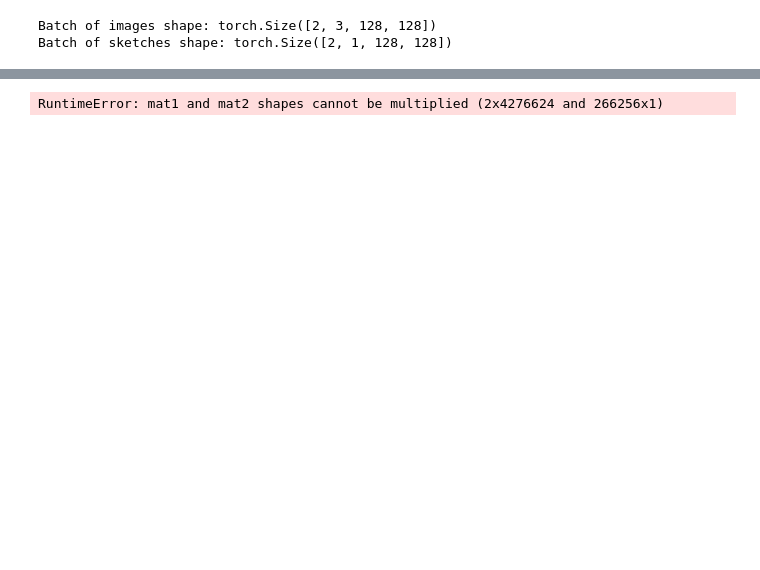
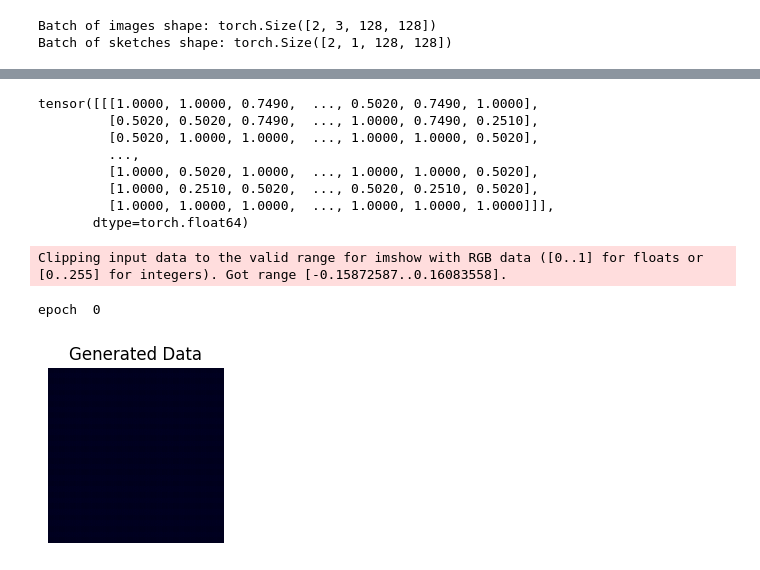
Before and after one commit to Kev703in/personalWork, a Jupyter notebook: Machine Learning/GAN/GAN_landscapes.ipynb, the cells around one changed output, grey strips where cells are left out. Saved outputs shown, nothing was run; the diff lists cells and outputs as text; code cells hidden in the pictures; blank space fills up the shorter version.

Commit message:
work needed on dataloader for sketches, might fix size errors if in proper batches

```diff
--- a/Machine Learning/GAN/GAN_landscapes.ipynb
+++ b/Machine Learning/GAN/GAN_landscapes.ipynb
@@ -251,9 +183,38 @@ def train_gan(generator, discriminator, dataloader, num_epochs=500, device='cuda
-# %%
-device = torch.device('cuda' if torch.cuda.is_available() else 'cpu')
-
-generator = Generator().to(device)
-discriminator = Discriminator().to(device)
-
-train_gan(generator, discriminator, dataloader, num_epochs=500, device=device)
-# %% [output]
-RuntimeError: mat1 and mat2 shapes cannot be multiplied (2x4276624 and 266256x1)
+# %%
+class Discriminator(nn.Module):
+    def __init__(self):
+        super().__init__()
+        self.conv1 = nn.Conv2d(3, 128, kernel_size=5, stride=1, padding=2)
+        self.conv2 = nn.Conv2d(128, 64, kernel_size=4, stride=1, padding=2)
+        self.conv2_drop = nn.Dropout2d()
+        self.fc1 = nn.Linear(64*32*32, 2048)
+        self.fc2 = nn.Linear(2048,50)
+        self.fc3 = nn.Linear(50,1)
+
+    def forward(self, x):
+        x = F.relu(F.max_pool2d(self.conv1(x), 2))
+        x = F.relu(F.max_pool2d(self.conv2_drop(self.conv2(x)), 2))
+        x = x.view(-1, 64*32*32)
+        x = F.relu(self.fc1(x))
+        x = F.dropout(x, training=self.training)
+        x = F.relu(self.fc2(x))
+        x = F.dropout(x, training=self.training)
+        x = self.fc3(x)
+
+        return torch.sigmoid(x)
+# %%
+class Generator(nn.Module):
+    def __init__(self):
+        super().__init__()
+        self.ct1 = nn.ConvTranspose2d(1, 64, kernel_size=4, stride=2, padding=1)  # Output: [64, 64, 64]
+        self.ct2 = nn.ConvTranspose2d(64, 32, kernel_size=4, stride=2, padding=1)  # Output: [32, 128, 128]
+        self.ct3 = nn.ConvTranspose2d(32, 16, kernel_size=4, stride=2, padding=1)  # Output: [16, 256, 256]
+        self.ct4 = nn.ConvTranspose2d(16, 3, kernel_size=4, stride=1, padding=1)   # Output: [3, 128, 128]
+
+    def forward(self, x):
+        # Forward pass through the network
+        x = F.relu(self.ct1(x))  # Shape: [batch_size, 64, 64, 64]
+        x = F.relu(self.ct2(x))  # Shape: [batch_size, 32, 128, 128]
+        x = F.relu(self.ct3(x))  # Shape: [batch_size, 16, 256, 256]
+        x = self.ct4(x)         # Shape: [batch_size, 3, 128, 128]
+        return torch.tanh(x)    # Use Tanh for the final output
@@ -259,0 +301,16 @@ RuntimeError: mat1 and mat2 shapes cannot be multiplied (2x4276624 and 266256x1)
+# %%
+model = GAN()
+# %%
+model.plot_imgs(dataloader)
+# %% [output]
+tensor([[[1.0000, 1.0000, 0.7490,  ..., 0.5020, 0.7490, 1.0000],
+         [0.5020, 0.5020, 0.7490,  ..., 1.0000, 0.7490, 0.2510],
+         [0.5020, 1.0000, 1.0000,  ..., 1.0000, 1.0000, 0.5020],
+         ...,
+         [1.0000, 0.5020, 1.0000,  ..., 1.0000, 1.0000, 0.5020],
+         [1.0000, 0.2510, 0.5020,  ..., 0.5020, 0.2510, 0.5020],
+         [1.0000, 1.0000, 1.0000,  ..., 1.0000, 1.0000, 1.0000]]],
+       dtype=torch.float64)
+Clipping input data to the valid range for imshow with RGB data ([0..1] for floats or [0..255] for integers). Got range [-0.15872587..0.16083558].
+epoch  0
+[figure, added]
```
Also changed, not shown: parts of 17 cells of this notebook.
